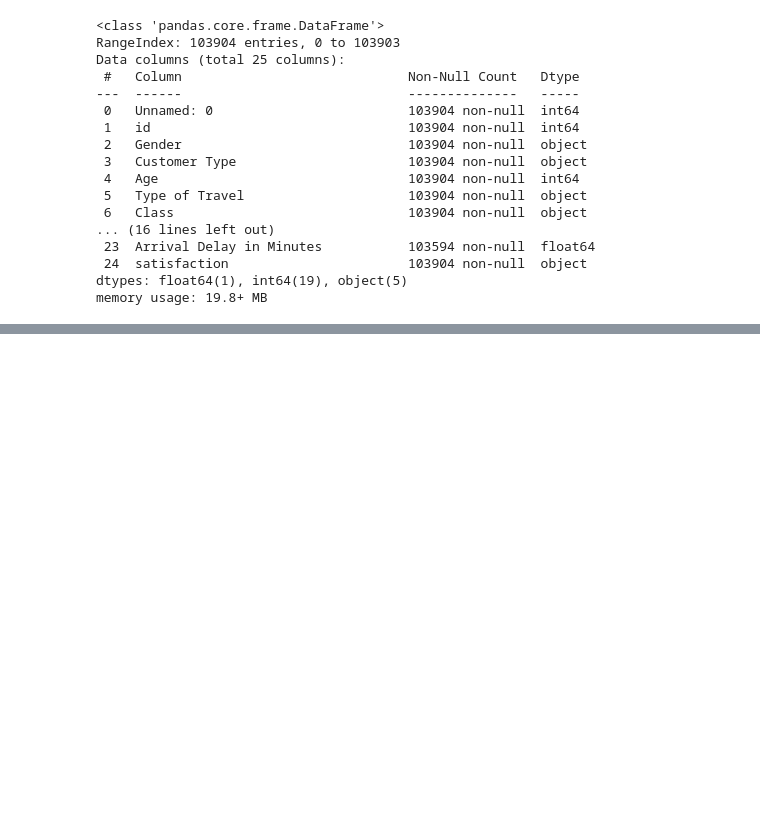
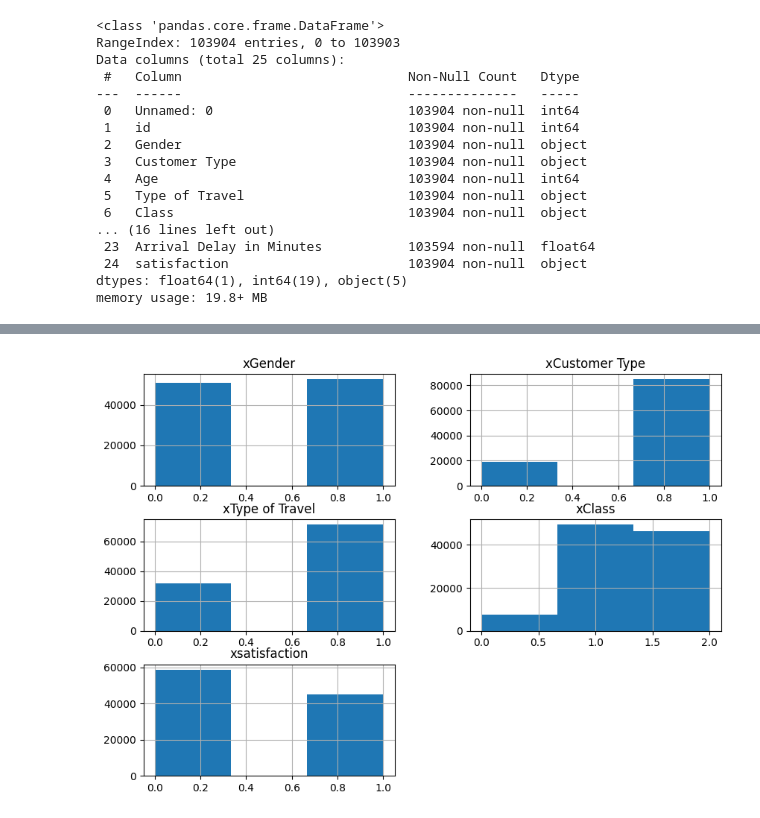
Before and after one commit to dkuzzmin/airlinedataanalytics, a Jupyter notebook: dataprep/data_prep.ipynb, the cells around one changed output, grey strips where cells are left out. Drawn from its saved outputs; the diff is of its cells as text; code cells hidden in the pictures; blank space fills up the shorter version.

```diff
--- a/dataprep/data_prep.ipynb
+++ b/dataprep/data_prep.ipynb
@@ -44,0 +262,5 @@ array(['neutral or dissatisfied', 'satisfied'], dtype=object)
+# %%
+df[['xGender', 'xCustomer Type', 'xType of Travel','xClass','xsatisfaction']].hist(bins=3, figsize=(10,7))
+plt.show()
+# %% [output]
+[figure, added]
```
Also changed, not shown: parts of 66 cells of this notebook, 1 other file.
